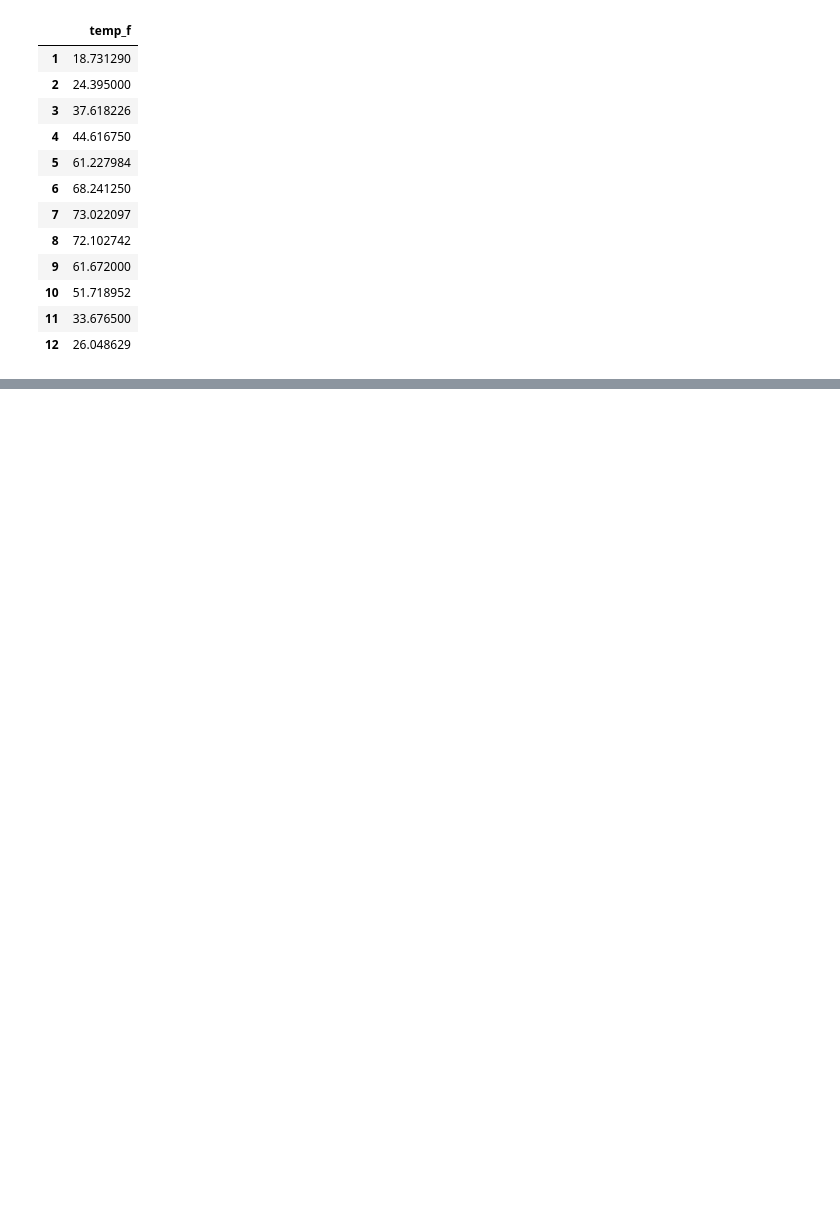
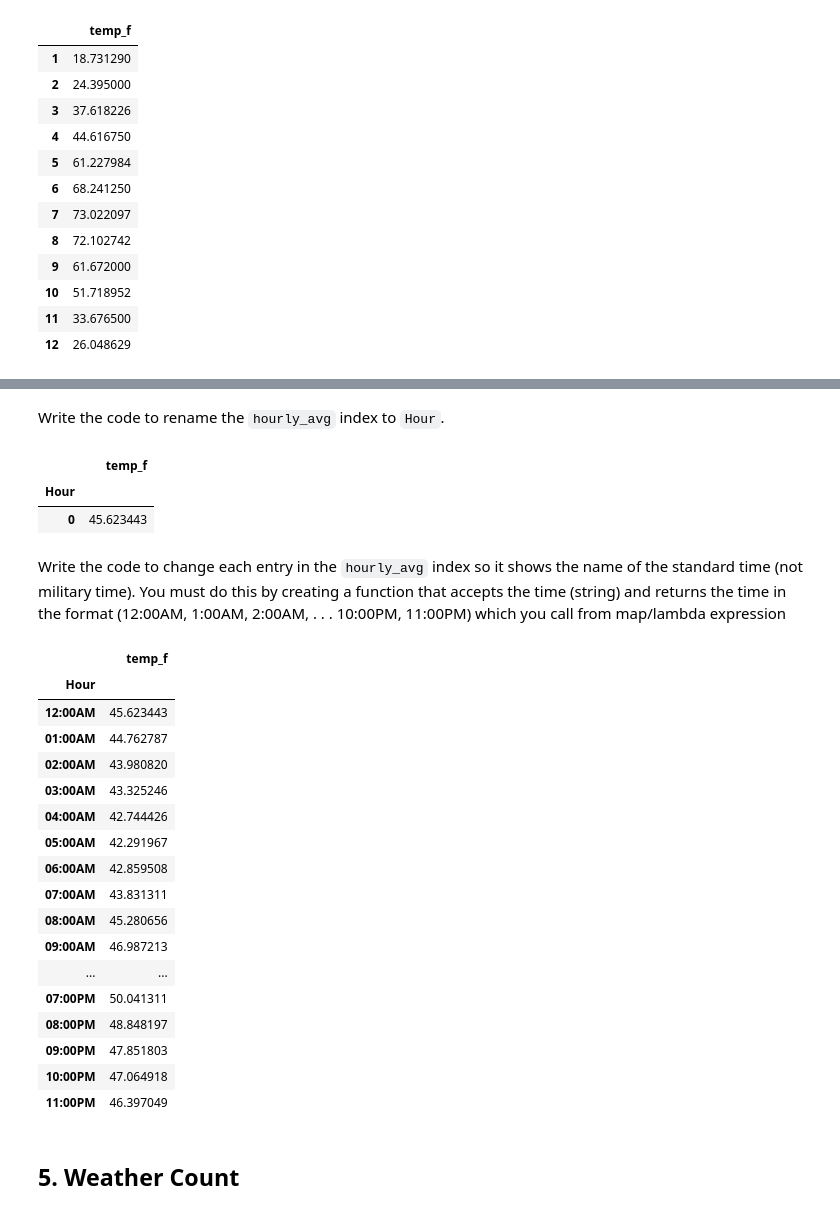
Before and after one commit to jacobredmon/IP2_JRR, a Jupyter notebook: IP2_JRR.ipynb, the cells around one changed output, grey strips where cells are left out. Drawn from its saved outputs; the diff is of its cells as text; code cells hidden in the pictures; blank space fills up the shorter version.

```diff
--- a/IP2_JRR.ipynb
+++ b/IP2_JRR.ipynb
@@ -191,0 +264,53 @@ KeyError: 'index'
+# %% [markdown]
+Write the code to rename the `hourly_avg` index to `Hour`.
+# %%
+# 16
+hourly_avg.index.names = ['Hour']
+hourly_avg.head(1)
+# %% [output]
+|  | temp_f |
+| Hour |  |
+| 0 | 45.623443 |
+# %% [markdown]
+Write the code to change each entry in the `hourly_avg` index so it shows the name of the standard time (not military time). You must do this by creating a function that accepts the time (string) and returns the time in the format (12:00AM, 1:00AM, 2:00AM, . . . 10:00PM, 11:00PM) which you call from map/lambda expression
+# %%
+# 17
+hour_dict = {
+    0: '12:00AM',  1: '01:00AM',  2: '02:00AM',  3: '03:00AM',  4: '04:00AM',
+    5: '05:00AM',  6: '06:00AM',  7: '07:00AM',  8: '08:00AM',  9: '09:00AM',
+    10: '10:00AM', 11: '11:00AM', 12: '12:00PM', 13: '01:00PM',
+    14: '02:00PM', 15: '03:00PM', 16: '04:00PM', 17: '05:00PM',
+    18: '06:00PM', 19: '07:00PM', 20: '08:00PM', 21: '09:00PM',
+    22: '10:00PM', 23: '11:00PM',
+}
+
+def hour_to_name(hour_num):
+    return hour_dict[hour_num]
+# %%
+for i in hourly_avg.index:
+    this_hour_num = hourly_avg.index[i]
+    hour_name = hour_to_name(this_hour_num)
+    hourly_avg.rename(index={this_hour_num:hour_name}, inplace=True)
+# %%
+hourly_avg
+# %% [output]
+|  | temp_f |
+| Hour |  |
+| 12:00AM | 45.623443 |
+| 01:00AM | 44.762787 |
+| 02:00AM | 43.980820 |
+| 03:00AM | 43.325246 |
+| 04:00AM | 42.744426 |
+| 05:00AM | 42.291967 |
+| 06:00AM | 42.859508 |
+| 07:00AM | 43.831311 |
+| 08:00AM | 45.280656 |
+| 09:00AM | 46.987213 |
+| ... | ... |
+| 07:00PM | 50.041311 |
+| 08:00PM | 48.848197 |
+| 09:00PM | 47.851803 |
+| 10:00PM | 47.064918 |
+| 11:00PM | 46.397049 |
+# %% [markdown]
+## 5. Weather Count
```
Also changed, not shown: parts of 48 cells of this notebook, 3 other files.
